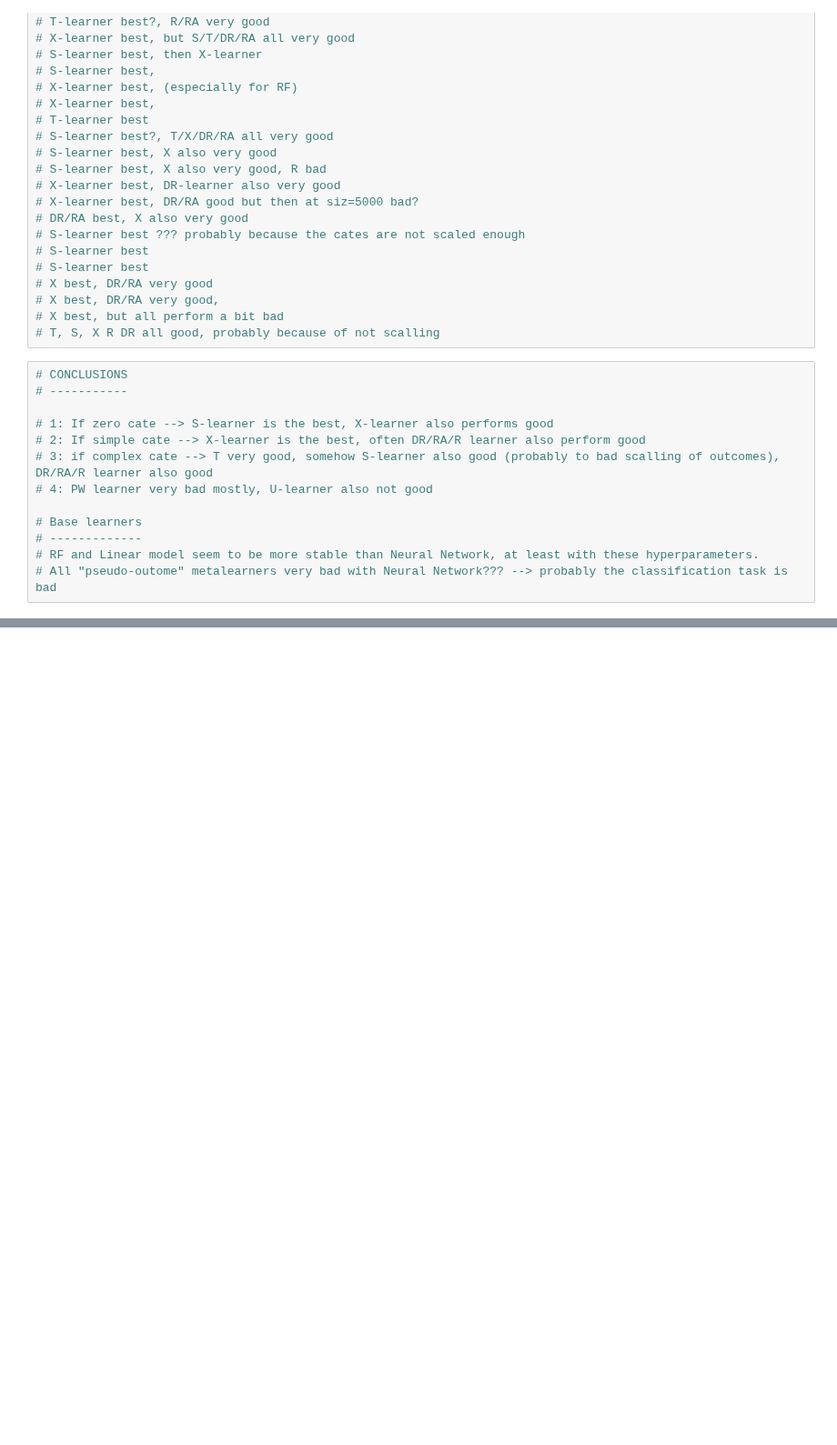
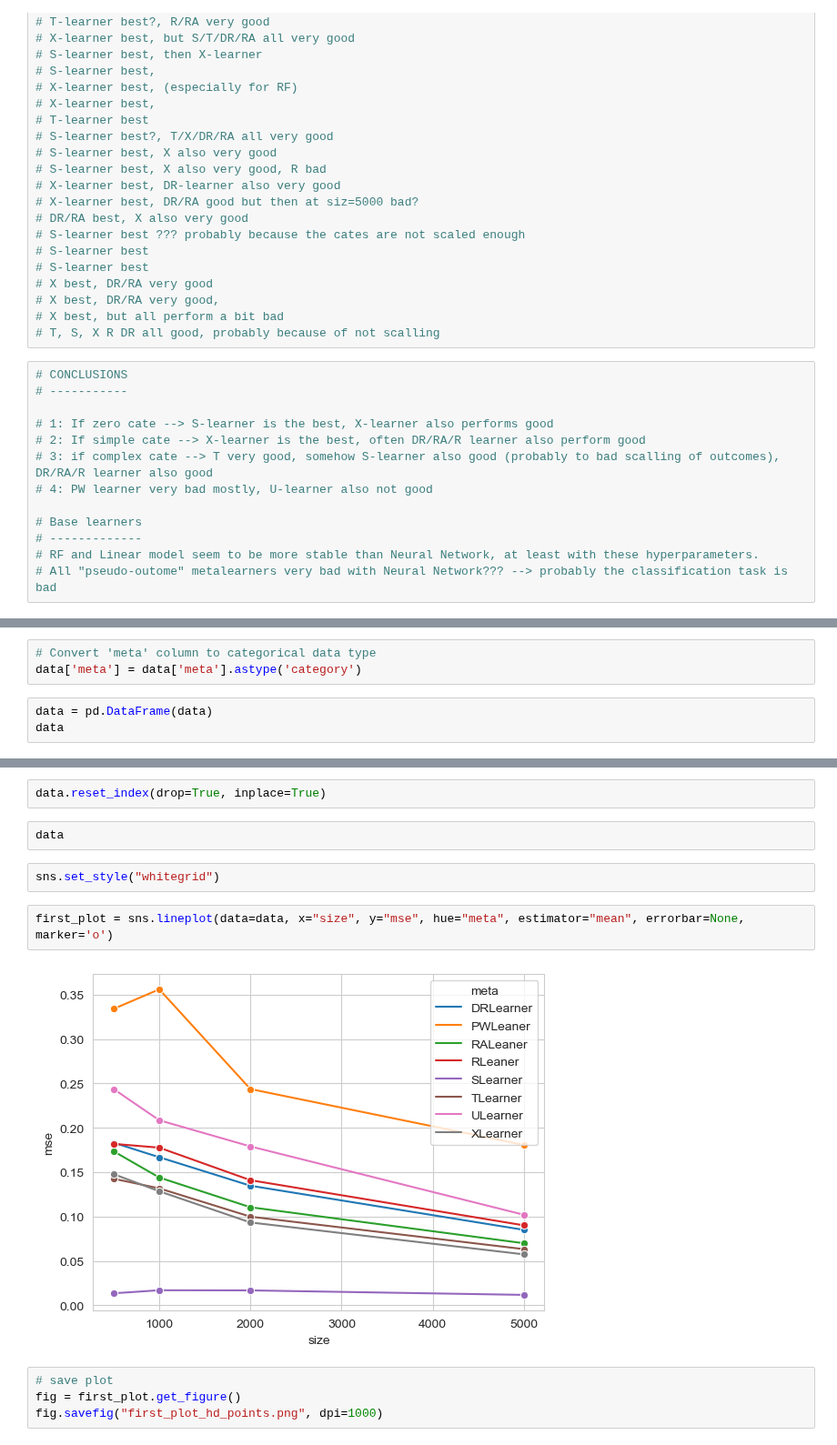
Before and after one commit to abibaj98/Master-Thesis, a Jupyter notebook: Results.ipynb, the cells around one changed output, grey strips where cells are left out. Shown at 91% size. Saved outputs shown, nothing was run; the diff lists cells and outputs as text; blank space fills up the shorter version.

Commit message:
included seaporn plots

```diff
--- a/Results.ipynb
+++ b/Results.ipynb
@@ -61,0 +317,6 @@ array([[2.15843062e+00, 4.23486732e-03, 9.12256899e-01, 3.82930080e+00,
+# %%
+# Convert 'meta' column to categorical data type
+data['meta'] = data['meta'].astype('category')
+# %%
+data = pd.DataFrame(data)
+data
@@ -61,0 +337,14 @@ array([[2.15843062e+00, 4.23486732e-03, 9.12256899e-01, 3.82930080e+00,
+# %%
+data.reset_index(drop=True, inplace=True)
+# %%
+data
+# %%
+sns.set_style("whitegrid")
+# %%
+first_plot = sns.lineplot(data=data, x="size", y="mse", hue="meta", estimator="mean", errorbar=None, marker='o')
+# %% [output]
+[figure, added]
+# %%
+# save plot
+fig = first_plot.get_figure()
+fig.savefig("first_plot_hd_points.png", dpi=1000)
```
Also changed, not shown: parts of 79 cells of this notebook.
